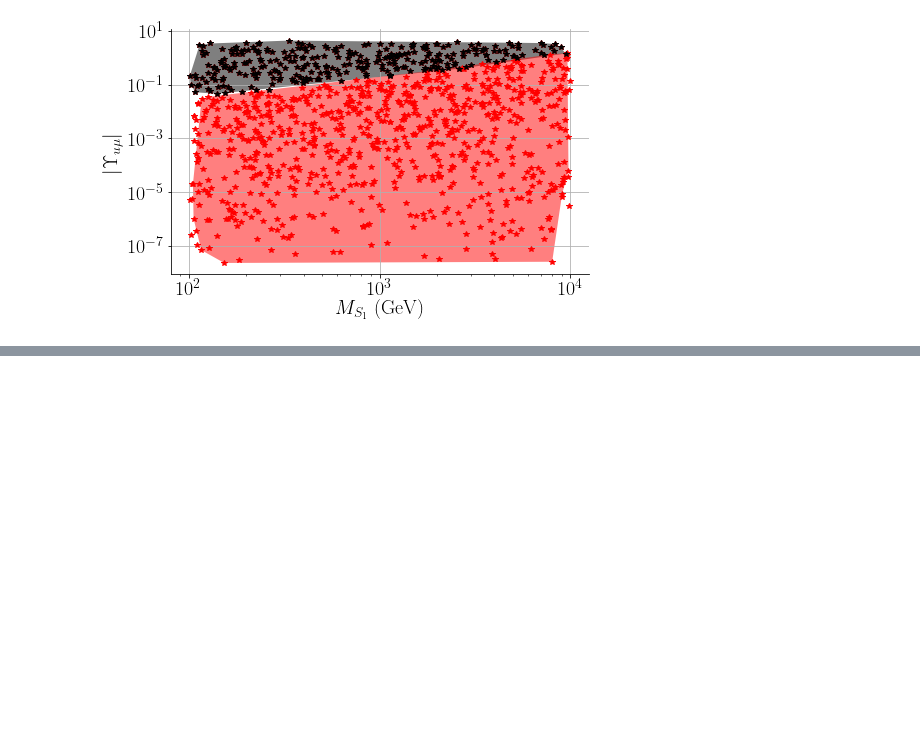
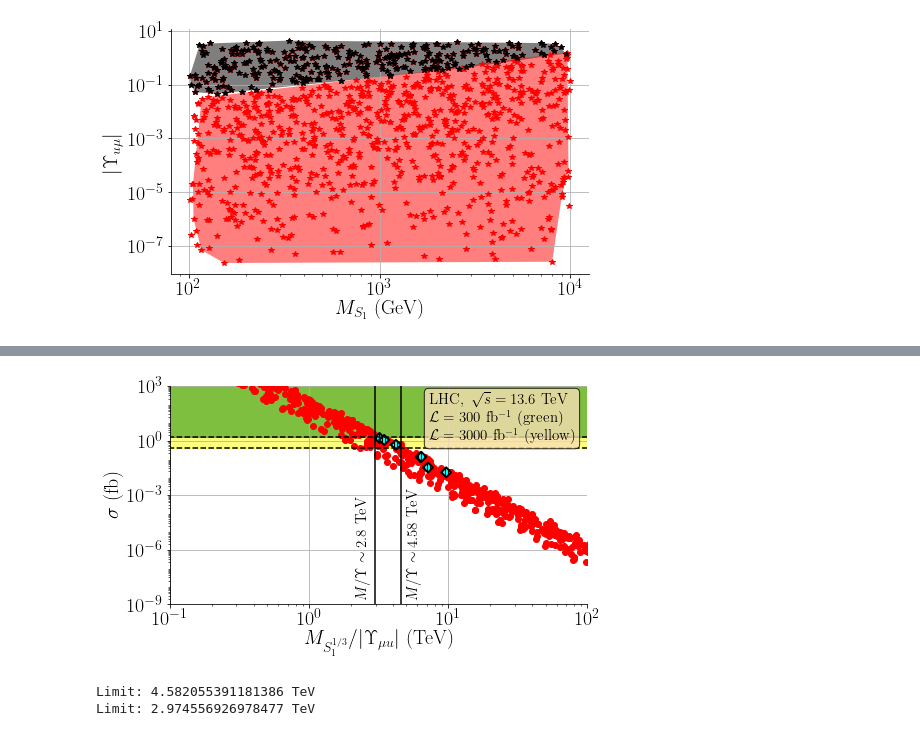
Before and after one commit to Mrazi09/LQ_collider_project, a Jupyter notebook: Plots/Plots.ipynb, the cells around one changed output, grey strips where cells are left out. Drawn from its saved outputs; the diff is of its cells as text; code cells hidden in the pictures; blank space fills up the shorter version.

Commit message:
Updated plot script with mass/coupling ratio plot

```diff
--- a/Plots/Plots.ipynb
+++ b/Plots/Plots.ipynb
@@ -997,0 +968,74 @@ plt.savefig('/home/felipe/JoaoPino/1-LQsCollider_project/Plots/MassRatio_excl.pd
+# %%
+Data_coups['Coup_Mass'] = (Data_coups['mS1']*1e-3)/Data_coups['Upsilon_abs']
+
+fig, ax = plt.subplots()
+
+#Benchmarks
+
+df1 = pd.read_csv("/home/felipe/JoaoPino/1-LQsCollider_project/Data_MadGraph/Full_data/Correct_weights/LQ_Tchannel_1p5TeV.csv", sep = ','); xsec_1 = df1['xs_weight'].sum()
+df2 = pd.read_csv("/home/felipe/JoaoPino/1-LQsCollider_project/Data_MadGraph/Full_data/Correct_weights/LQ_Tchannel_2p5TeV.csv", sep = ','); xsec_2 = df2['xs_weight'].sum()
+df3 = pd.read_csv("/home/felipe/JoaoPino/1-LQsCollider_project/Data_MadGraph/Full_data/Correct_weights/LQ_Tchannel_3p5TeV.csv", sep = ','); xsec_3 = df3['xs_weight'].sum()
+df4 = pd.read_csv("/home/felipe/JoaoPino/1-LQsCollider_project/Data_MadGraph/Full_data/Correct_weights/LQ_Tchannel_4p5TeV.csv", sep = ','); xsec_4 = df4['xs_weight'].sum()
+df5 = pd.read_csv("/home/felipe/JoaoPino/1-LQsCollider_project/Data_MadGraph/Full_data/Correct_weights/LQ_Tchannel_5p5TeV.csv", sep = ','); xsec_5 = df5['xs_weight'].sum()
+df6 = pd.read_csv("/home/felipe/JoaoPino/1-LQsCollider_project/Data_MadGraph/Full_data/Correct_weights/LQ_Tchannel_6p5TeV.csv", sep = ','); xsec_6 = df6['xs_weight'].sum()
+df7 = pd.read_csv("/home/felipe/JoaoPino/1-LQsCollider_project/Data_MadGraph/Full_data/Correct_weights/LQ_Tchannel_7p5TeV.csv", sep = ','); xsec_7 = df7['xs_weight'].sum()
+
+plt.scatter((Data_1p5TeV['mS1']*1e-3)/(np.abs(0.4624+0.1644*1j)), xsec_1, marker = "D", color='cyan', edgecolor='black', hatch = '||||', s=50, linewidth=2.0, zorder=4)
+plt.scatter((Data_2p5TeV['mS1']*1e-3)/(np.abs(0.376+0.6204*1j)), xsec_2, marker = "D", color='cyan', edgecolor='black', hatch = '||||', s=50, linewidth=2.0, zorder=4)
+plt.scatter((Data_3p5TeV['mS1']*1e-3)/(np.abs(0.4451+0.3308*1j)), xsec_3, marker = "D", color='cyan', edgecolor='black', hatch = '||||', s=50, linewidth=2.0, zorder=4)
+plt.scatter((Data_4p5TeV['mS1']*1e-3)/(np.abs(0.3363+1.019*1j)), xsec_4, marker = "D", color='cyan', edgecolor='black', hatch = '||||', s=50, linewidth=2.0, zorder=4)
+plt.scatter((Data_5p5TeV['mS1']*1e-3)/(np.abs(0.7615+0.3979*1j)), xsec_5, marker = "D", color='cyan', edgecolor='black', hatch = '||||', s=50, linewidth=2.0, zorder=4)
+plt.scatter((Data_6p5TeV['mS1']*1e-3)/(np.abs(0.8838+0.2179*1j)), xsec_6, marker = "D", color='cyan', edgecolor='black', hatch = '||||', s=50, linewidth=2.0, zorder=4)
+plt.scatter((Data_7p5TeV['mS1']*1e-3)/(np.abs(0.7522+0.1942*1j)), xsec_7, marker = "D", color='cyan', edgecolor='black', hatch = '||||', s=50, linewidth=2.0, zorder=4)
+
+plt.plot(Data_coups['Coup_Mass'], Data_coups['xsec_TChannel (fb)'], 'or', zorder=3)
+Limit_HL = 0.38*np.ones(100)
+Limit_RUNIII = 1.64*np.ones(100)
+plt.plot(np.linspace(Data_coups['Coup_Mass'].min(), Data_coups['Coup_Mass'].max(), 100), Limit_HL, '--k', zorder=5)
+plt.fill_between(np.linspace(Data_coups['Coup_Mass'].min(), Data_coups['Coup_Mass'].max(), 100), Limit_HL, Data_coups['xsec_TChannel (fb)'].max()*np.ones(100), alpha=0.5, color='yellow')
+
+plt.plot(np.linspace(Data_coups['Coup_Mass'].min(), Data_coups['Coup_Mass'].max(), 100), Limit_RUNIII, '--k', zorder=5)
+plt.fill_between(np.linspace(Data_coups['Coup_Mass'].min(), Data_coups['Coup_Mass'].max(), 100), Limit_RUNIII, Data_coups['xsec_TChannel (fb)'].max()*np.ones(100), alpha=0.5, color='green')
+
+props = dict(boxstyle='round', facecolor='wheat', alpha=0.8)
+plt.text(0.62, 0.75, '$\mathrm{{LHC}},~\sqrt{{s}} = 13.6~\mathrm{{TeV}}$ \n $\mathcal{{L}}={l1}~\mathrm{{fb^{{-1}}}}~\mathrm{{(green)}}$ \n $\mathcal{{L}}={l2}~\mathrm{{fb^{{-1}}}}~\mathrm{{(yellow)}}$'.format(l1=int(300.), l2=int(3000.)),
+         transform=plt.gca().transAxes, bbox=props, fontsize=15., zorder=6)
+
+rIII_mcp = (Data_coups.loc[(Data_coups['xsec_TChannel (fb)'] > 1.64)])['Coup_Mass'].max()*np.ones(100)
+HL_mcp = (Data_coups.loc[(Data_coups['xsec_TChannel (fb)'] > 0.38)])['Coup_Mass'].max()*np.ones(100)
+
+xsec_mcp = np.linspace(1e-9, 1e3, 100)
+xsec_mcp = np.linspace(1e-9, 1e3, 100)
+
+plt.plot(rIII_mcp, xsec_mcp, '-k', zorder=5)
+plt.plot(HL_mcp, xsec_mcp, '-k', zorder=5)
+plt.text(2.15, 2.5e-9, r"$M/\Upsilon \sim 2.8~\mathrm{TeV}$", rotation=90, fontsize = 15)
+plt.text(4.95, 2.5e-9, r"$M/\Upsilon \sim 4.58~\mathrm{TeV}$", rotation=90, fontsize = 15)
+
+
+
+
+plt.yscale('log')
+plt.xscale('log')
+plt.grid()
+ax.yaxis.set_minor_locator(mticker.LogLocator(numticks=999, subs="auto"))
+#plt.ylim(Data_coups['xsec_TChannel (fb)'].min(), Data_coups['xsec_TChannel (fb)'].max())
+plt.ylim(1e-9, 1e3)
+plt.xlim(1e-1, 1e2)
+plt.xlabel(r'$M_{S_1^{1/3}}/|\Upsilon_{\mu u}|~\mathrm{(TeV)}$')
+plt.ylabel(r'$\sigma~(\mathrm{fb})$')
+plt.tight_layout()
+plt.savefig('/home/felipe/JoaoPino/1-LQsCollider_project/Plots/MassRatio_excl.pdf')
+# %% [output]
+[figure, added]
+# %%
+#Limit for HL-LHC
+Data_coups_excl = Data_coups.loc[(Data_coups['xsec_TChannel (fb)'] > 0.38)]
+print("Limit:", Data_coups_excl['Coup_Mass'].max(), "TeV")
+
+#Limit for run-III
+Data_coups_excl = Data_coups.loc[(Data_coups['xsec_TChannel (fb)'] > 1.64)]
+print("Limit:", Data_coups_excl['Coup_Mass'].max(), "TeV")
+# %% [output]
+Limit: 4.582055391181386 TeV
+Limit: 2.974556926978477 TeV
```
Also changed, not shown: parts of 3 cells of this notebook.
